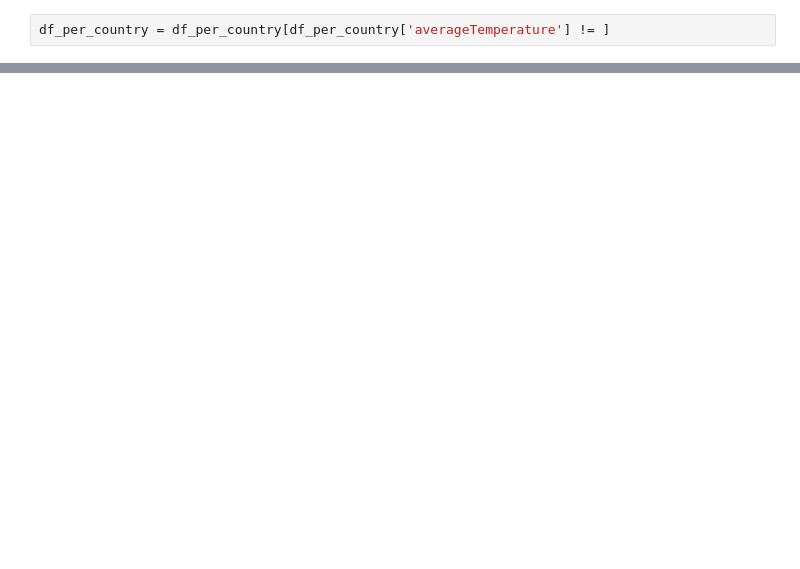
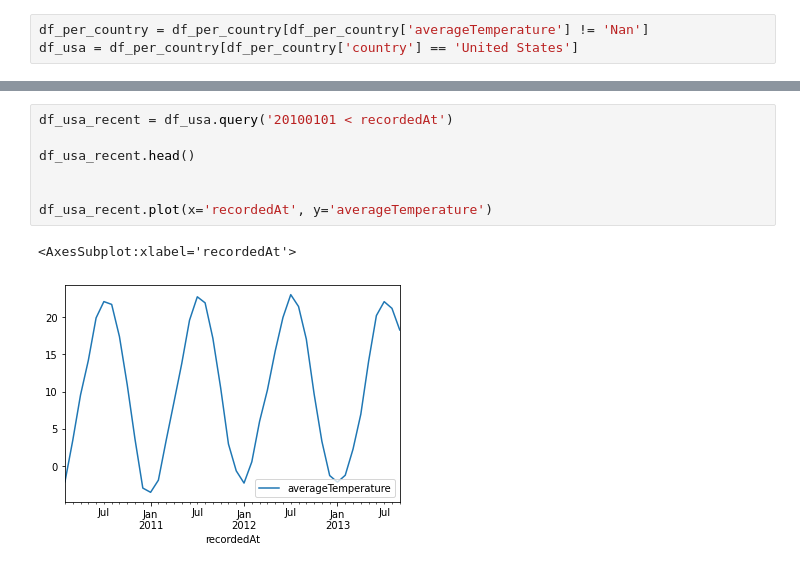
Before and after one commit to ancientwinds/shiny-spoon, a Jupyter notebook: notebooks/weather.ipynb, the cells around one changed output, grey strips where cells are left out. Drawn from its saved outputs; the diff is of its cells as text; blank space fills up the shorter version.

```diff
--- a/notebooks/weather.ipynb
+++ b/notebooks/weather.ipynb
@@ -26,4 +28,5 @@ df_per_country.head()
 | 575045 | 1744-02-01 | NaN | NaN | Åland | 2021-12-20 15:34:56.987241 | 2021-12-20 15:34:56.987241 |
 | 575046 | 1744-03-01 | NaN | NaN | Åland | 2021-12-20 15:34:56.987241 | 2021-12-20 15:34:56.987241 |
 # %%
-df_per_country = df_per_country[df_per_country['averageTemperature'] != ]
+df_per_country = df_per_country[df_per_country['averageTemperature'] != 'Nan']
+df_usa = df_per_country[df_per_country['country'] == 'United States']
@@ -29,0 +43,10 @@ df_per_country = df_per_country[df_per_country['averageTemperature'] != ]
+# %%
+df_usa_recent = df_usa.query('20100101 < recordedAt')
+
+df_usa_recent.head()
+
+
+df_usa_recent.plot(x='recordedAt', y='averageTemperature')
+# %% [output]
+<AxesSubplot:xlabel='recordedAt'>
+[figure, added]
```
Also changed, not shown: parts of 2 cells of this notebook, 9 other files.
